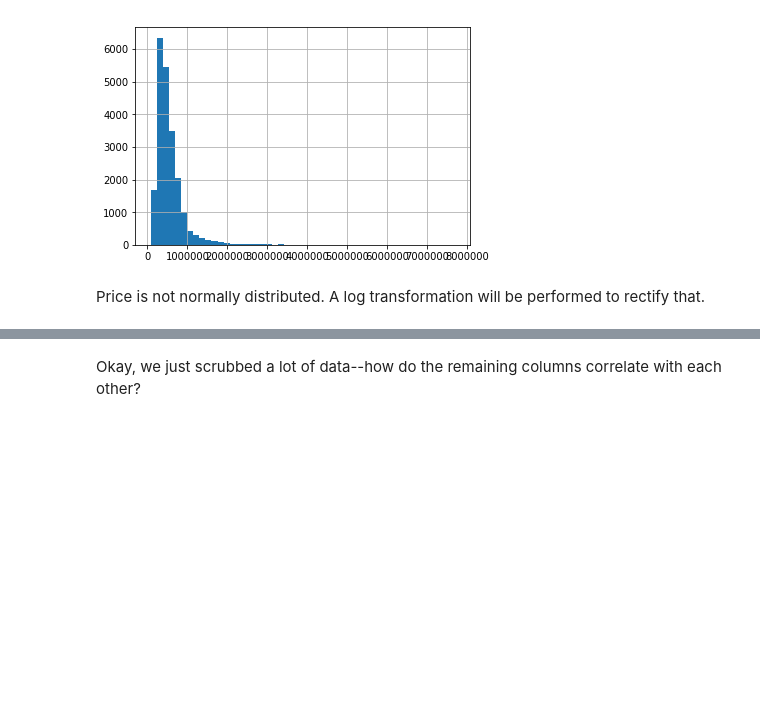
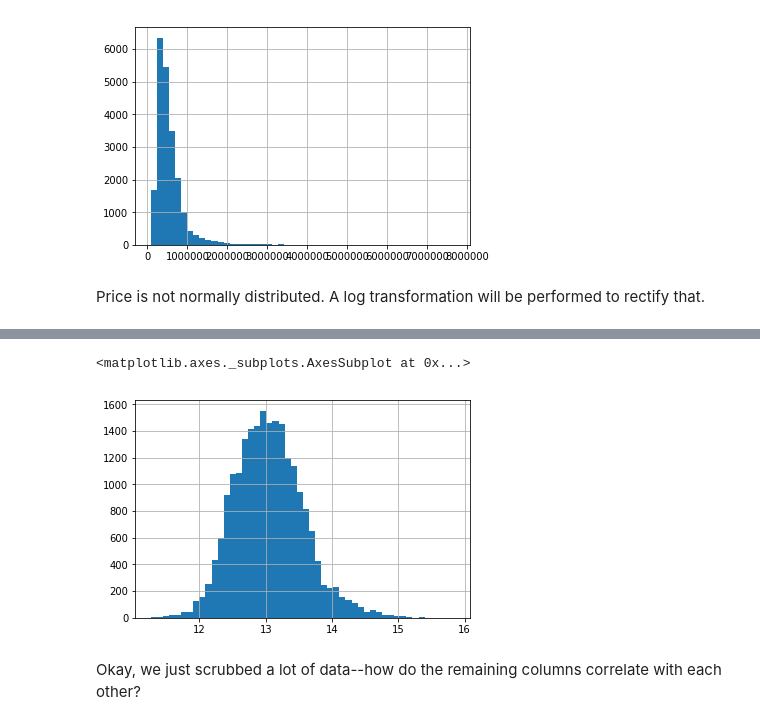
Before and after one commit to AlecMorgan/Housing-Price-Predictor, a Jupyter notebook: wip.ipynb, the cells around one changed output, grey strips where cells are left out. Cells and saved outputs as stored; diff of their text form; code cells hidden in the pictures; blank space fills up the shorter version.

```diff
--- a/wip.ipynb
+++ b/wip.ipynb
@@ -169,6 +169,11 @@ house_data.head()
 | 2 | 5631500400 | 2/25/2015 | 180000.0 | 2 | 1.00 | 770 | 10000 | 1.0 | 0.0 | 0.0 | ... |
 | 3 | 2487200875 | 12/9/2014 | 604000.0 | 4 | 3.00 | 1960 | 5000 | 1.0 | 0.0 | 0.0 | ... |
 | 4 | 1954400510 | 2/18/2015 | 510000.0 | 3 | 2.00 | 1680 | 8080 | 1.0 | 0.0 | 0.0 | ... |
+# %%
+house_data['log_price'].hist(bins=50)
+# %% [output]
+<matplotlib.axes._subplots.AxesSubplot at 0x...>
+[figure, added]
 # %% [markdown]
 Okay, we just scrubbed a lot of data--how do the remaining columns correlate with each other?
 # %%
```
Also changed, not shown: parts of 18 cells of this notebook.
